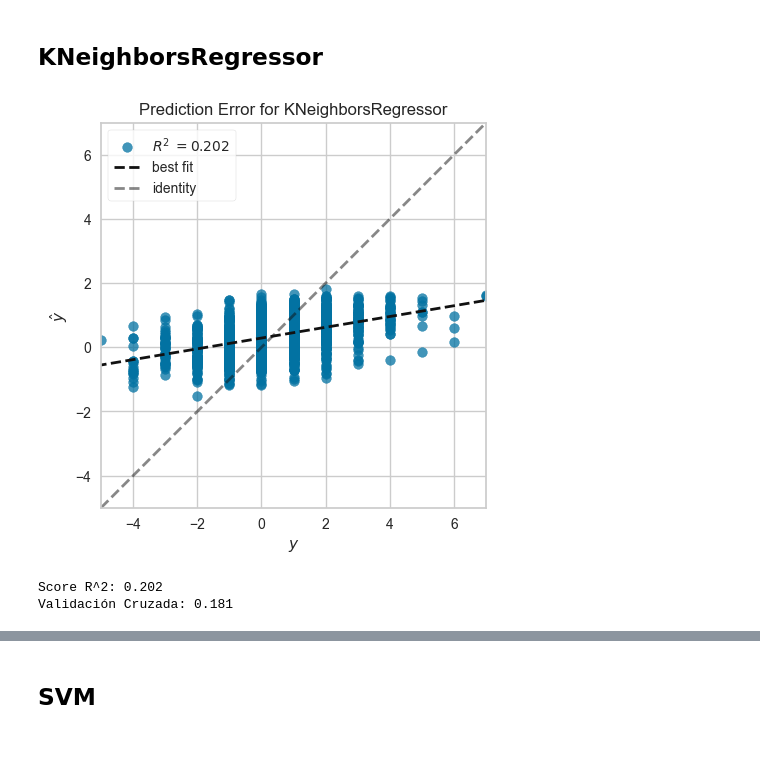
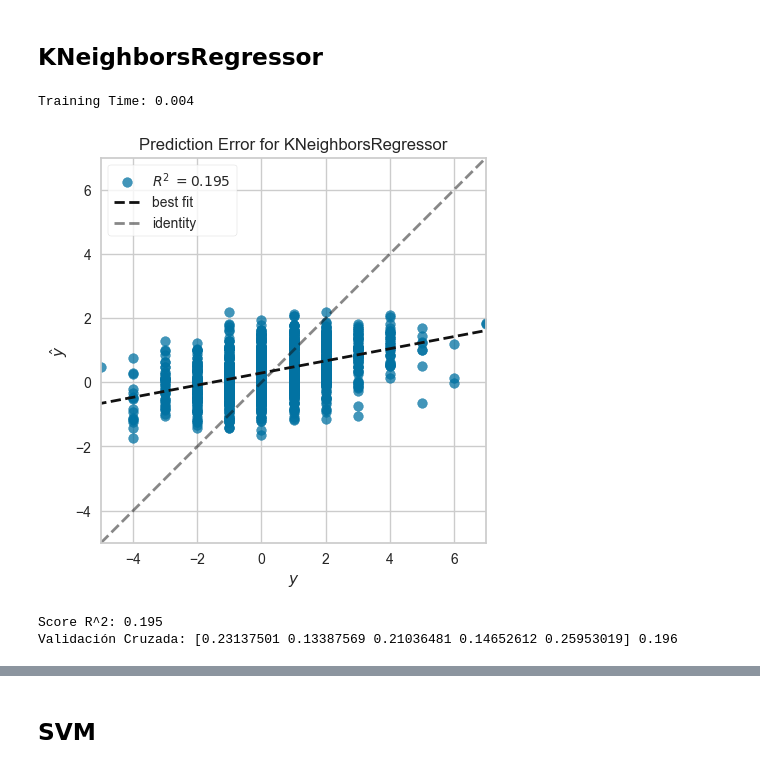
Before and after one commit to IFibla/Prac_FIFA_World_Cup_APA, a Jupyter notebook: Src/Jupyter Notebook/_01_Linear_Models.ipynb, the cells around one changed output, grey strips where cells are left out. Cells and saved outputs as stored; diff of their text form; code cells hidden in the pictures.

```diff
--- a/Src/Jupyter Notebook/_01_Linear_Models.ipynb
+++ b/Src/Jupyter Notebook/_01_Linear_Models.ipynb
@@ -81,10 +71,11 @@ Validación Cruzada: -0.003
 # %% [markdown]
 ## KNeighborsRegressor
 # %%
-kn_score, kn_coef, kn_params, kn_cross = linear_regression_fit(KNeighborsRegressor(n_neighbors=80), X_train, y_train, X_test, y_test, get_coef=False)
+kn_score, kn_coef, kn_params, kn_cross = linear_regression_fit(KNeighborsRegressor(n_neighbors=28), X_train, y_train, X_test, y_test, get_coef=False)
 print('Score R^2:', round(kn_score, 3))
-print('Validación Cruzada:', round(kn_cross, 3))
+print('Validación Cruzada:', kn_cross, round(np.mean(kn_cross), 3))
 # %% [output]
+Training Time: 0.004
-[figure, old version]
+[figure, new version]
-Score R^2: 0.202
-Validación Cruzada: 0.181
+Score R^2: 0.195
+Validación Cruzada: [0.23137501 0.13387569 0.21036481 0.14652612 0.25953019] 0.196
```
Also changed, not shown: parts of 4 cells of this notebook, 21 other files.
